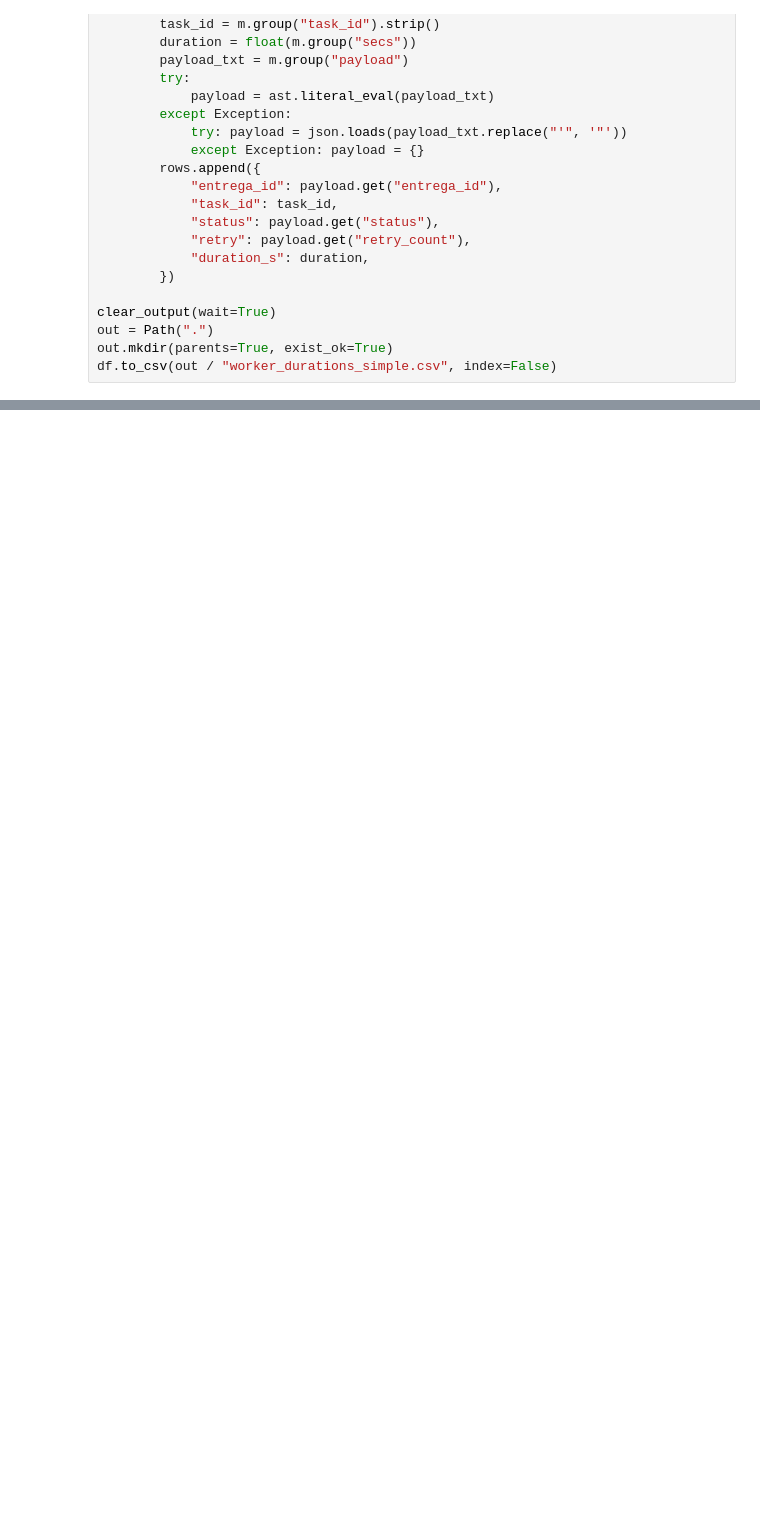
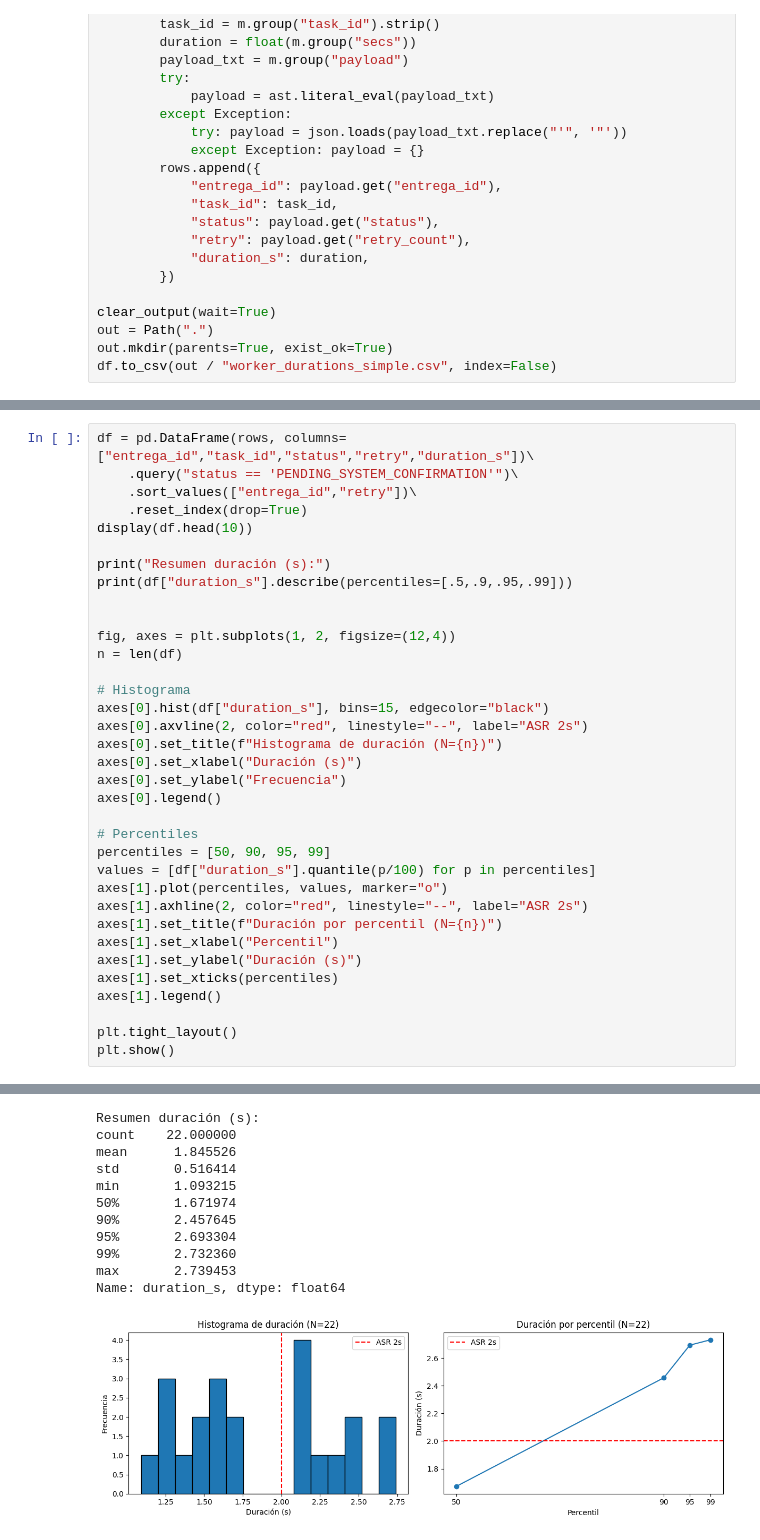
Before and after one commit to haroldVirguez/MISW4202, a Jupyter notebook: analysis/analysis.ipynb, the cells around one changed output, grey strips where cells are left out. Saved outputs shown, nothing was run; the diff lists cells and outputs as text; blank space fills up the shorter version.

Commit message:
Agrega analisis de datos de duración por solicitudes - status == PENDING

```diff
--- a/analysis/analysis.ipynb
+++ b/analysis/analysis.ipynb
@@ -96 +96,37 @@ Name: duration_s, dtype: float64
 [figure]
+# %%
+df = pd.DataFrame(rows, columns=["entrega_id","task_id","status","retry","duration_s"])\
+    .query("status == 'PENDING_SYSTEM_CONFIRMATION'")\
+    .sort_values(["entrega_id","retry"])\
+    .reset_index(drop=True)
+display(df.head(10))
+
+print("Resumen duración (s):")
+print(df["duration_s"].describe(percentiles=[.5,.9,.95,.99]))
+
+
+fig, axes = plt.subplots(1, 2, figsize=(12,4))
+n = len(df)
+
+# Histograma
+axes[0].hist(df["duration_s"], bins=15, edgecolor="black")
+axes[0].axvline(2, color="red", linestyle="--", label="ASR 2s")
+axes[0].set_title(f"Histograma de duración (N={n})")
+axes[0].set_xlabel("Duración (s)")
+axes[0].set_ylabel("Frecuencia")
+axes[0].legend()
+
+# Percentiles
+percentiles = [50, 90, 95, 99]
+values = [df["duration_s"].quantile(p/100) for p in percentiles]
+axes[1].plot(percentiles, values, marker="o")
+axes[1].axhline(2, color="red", linestyle="--", label="ASR 2s")
+axes[1].set_title(f"Duración por percentil (N={n})")
+axes[1].set_xlabel("Percentil")
+axes[1].set_ylabel("Duración (s)")
+axes[1].set_xticks(percentiles)
+axes[1].legend()
+
+plt.tight_layout()
+plt.show()
+# %% [output]
@@ -96,0 +144,12 @@ Name: duration_s, dtype: float64
+Resumen duración (s):
+count    22.000000
+mean      1.845526
+std       0.516414
+min       1.093215
+50%       1.671974
+90%       2.457645
+95%       2.693304
+99%       2.732360
+max       2.739453
+Name: duration_s, dtype: float64
+[figure, added]
```
Also changed, not shown: parts of 2 cells of this notebook.
